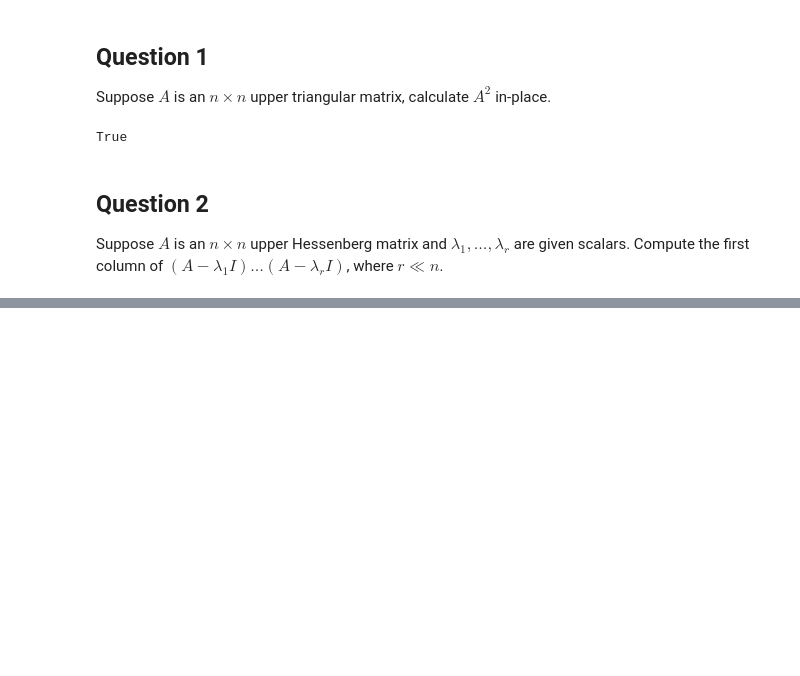
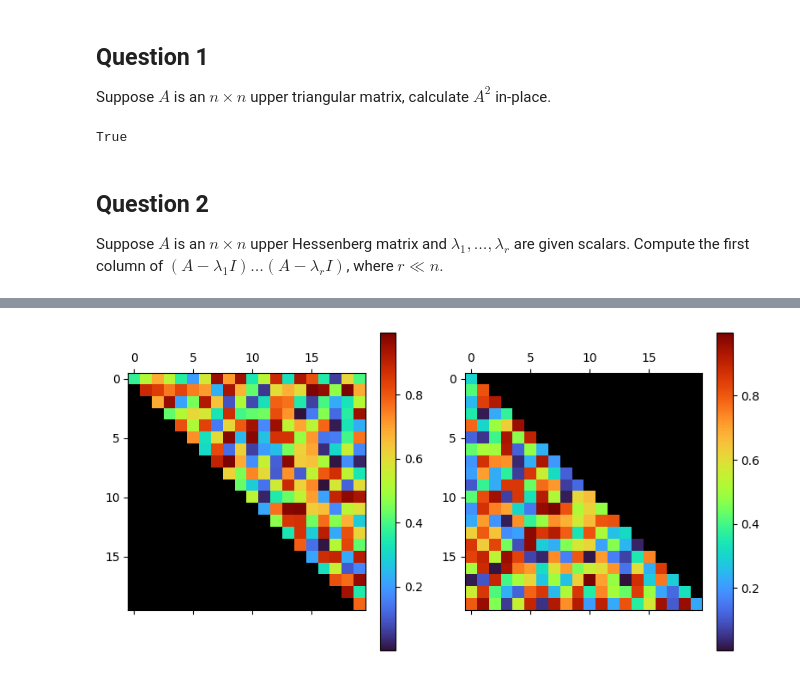
Before and after one commit to wang-xianghao/Matrix-Computations-Algorithms, a Jupyter notebook: exercises/Exercise 1.2.ipynb, the cells around one changed output, grey strips where cells are left out. Saved outputs shown, nothing was run; the diff lists cells and outputs as text; code cells hidden in the pictures; blank space fills up the shorter version.

```diff
--- a/exercises/Exercise 1.2.ipynb
+++ b/exercises/Exercise 1.2.ipynb
@@ -64,0 +69,8 @@ plot_matrices([A, y_correct[:, np.newaxis], y[:, np.newaxis]], (1, 3), (12, 4))
+# %%
+n = 20
+A = np.triu(np.random.rand(n, n))
+B = np.tril(np.random.rand(n, n))
+
+plot_matrices([A, B], (1, 2), (8, 4), same_scale=False)
+# %% [output]
+[figure, added]
```
Also changed, not shown: parts of 19 cells of this notebook.
